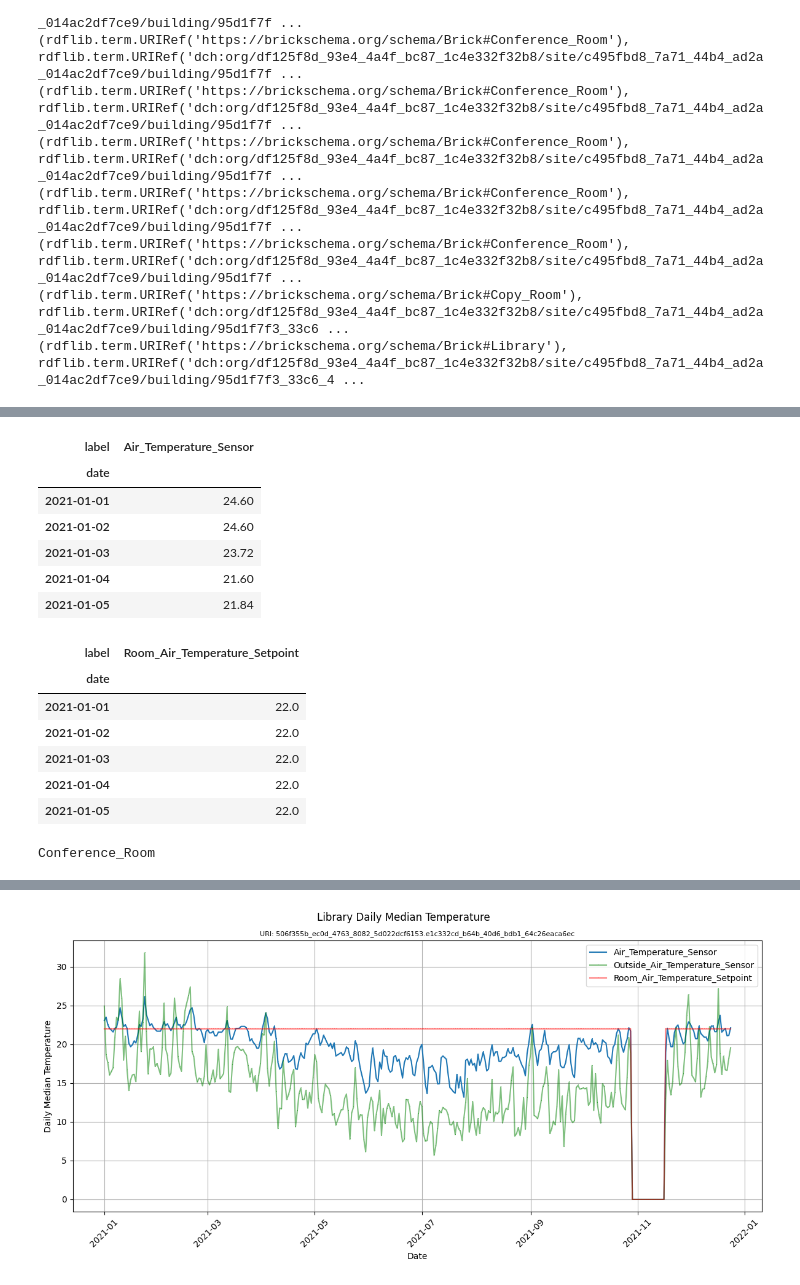
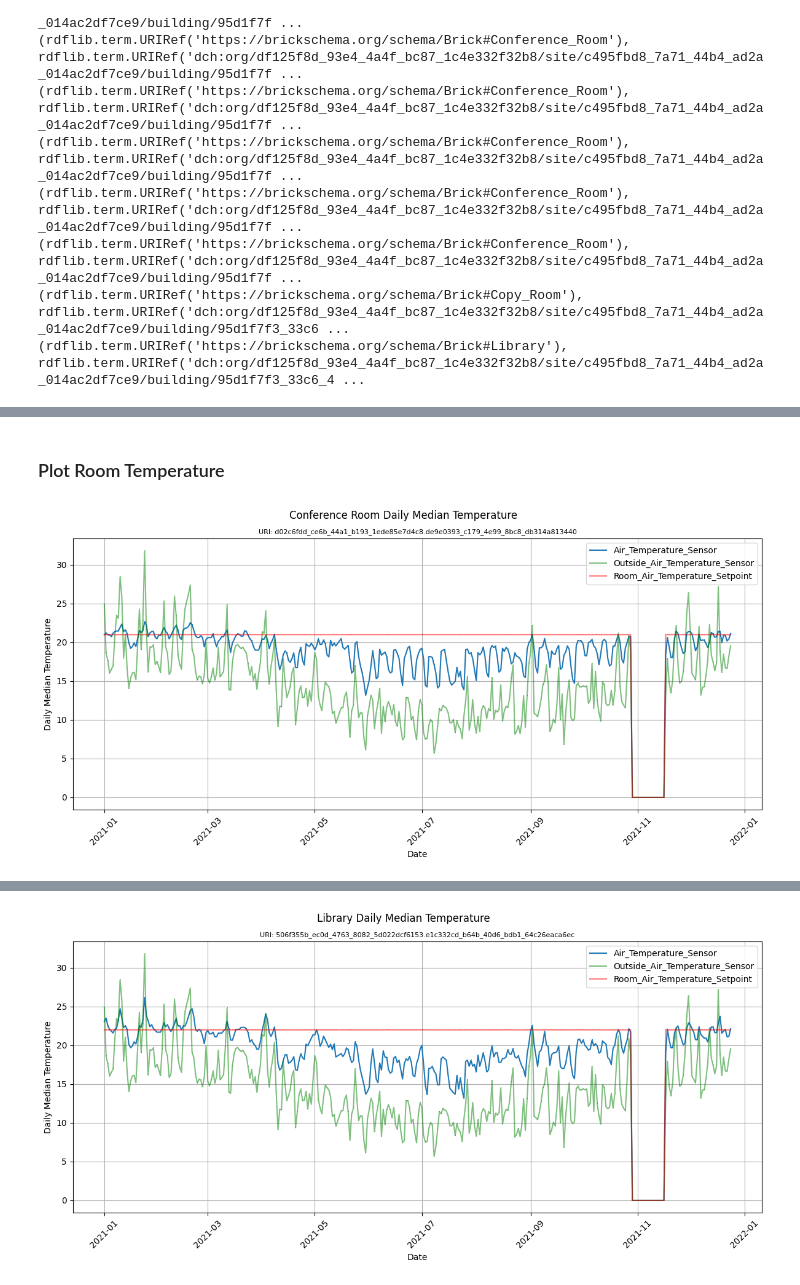
Before and after one commit to Vincent-Morcilla/Building_IoT_Data_Dashboard, a Jupyter notebook: code_snippets/tim/plot_room_temp.ipynb, the cells around one changed output, grey strips where cells are left out. Saved outputs shown, nothing was run; the diff lists cells and outputs as text; code cells hidden in the pictures.

```diff
--- a/code_snippets/tim/plot_room_temp.ipynb
+++ b/code_snippets/tim/plot_room_temp.ipynb
@@ -115,3 +143,0 @@ def get_outside_temp_stream_id():
-# %%
-room_temp_stream_ids = get_room_temp_stream_ids(rdflib.term.URIRef('dch:org/df125f8d_93e4_4a4f_bc87_1c4e332f32b8/site/c495fbd8_7a71_44b4_ad2a_014ac2df7ce9/building/95d1f7f3_33c6_4bd8_a82c_99c550d83bb8#3b373634_2461_4b61_8bcb_068c12b7e1a8.6af9698e_b72b_48d7_b864_9a0d518ec3b1'))
-outside_temp_stream_id = get_outside_temp_stream_id()
@@ -130,4 +143,0 @@ def get_daily_median(df):
-# %%
-outside_air_temp_df = db.get_stream(outside_temp_stream_id['ats_sid'])
-outside_median_df = get_daily_median(outside_air_temp_df)
-outside_median_df.head()
@@ -142,24 +143,0 @@ outside_median_df.head()
-# %%
-inside_air_temp_df = db.get_stream(room_temp_stream_ids['ats_sid'])
-inside_median_df = get_daily_median(inside_air_temp_df)
-inside_median_df.head()
-# %% [output]
-| label | Air_Temperature_Sensor |
-| date |  |
-| 2021-01-01 | 24.60 |
-| 2021-01-02 | 24.60 |
-| 2021-01-03 | 23.72 |
-| 2021-01-04 | 21.60 |
-| 2021-01-05 | 21.84 |
-# %%
-room_air_temp_setpoint_df = db.get_stream(room_temp_stream_ids['atsp_sid'])
-setpoint_median_df = get_daily_median(room_air_temp_setpoint_df)
-setpoint_median_df.head()
-# %% [output]
-| label | Room_Air_Temperature_Setpoint |
-| date |  |
-| 2021-01-01 | 22.0 |
-| 2021-01-02 | 22.0 |
-| 2021-01-03 | 22.0 |
-| 2021-01-04 | 22.0 |
-| 2021-01-05 | 22.0 |
@@ -177,8 +144,5 @@ def get_room_class(room_uri):
-# %%
-room_class = get_room_class(rdflib.term.URIRef('dch:org/df125f8d_93e4_4a4f_bc87_1c4e332f32b8/site/c495fbd8_7a71_44b4_ad2a_014ac2df7ce9/building/95d1f7f3_33c6_4bd8_a82c_99c550d83bb8#3b373634_2461_4b61_8bcb_068c12b7e1a8.6af9698e_b72b_48d7_b864_9a0d518ec3b1'))
-print(room_class)
-# %% [output]
-Conference_Room
+# %% [markdown]
+### Plot Room Temperature
 # %%
 def plot_daily_room_temp(room_uri):
     outside_temp_stream_id = get_outside_temp_stream_id()
@@ -213,3 +177,7 @@ def plot_daily_room_temp(room_uri):
     plt.xticks(rotation=45)
     plt.tight_layout()
     plt.show()
+# %%
+plot_daily_room_temp(rdflib.term.URIRef('dch:org/df125f8d_93e4_4a4f_bc87_1c4e332f32b8/site/c495fbd8_7a71_44b4_ad2a_014ac2df7ce9/building/95d1f7f3_33c6_4bd8_a82c_99c550d83bb8#d02c6fdd_ce6b_44a1_b193_1ede85e7d4c8.de9e0393_c179_4e99_8bc8_db314a813440'))
+# %% [output]
+[figure, added]
```
Also changed, not shown: parts of 19 cells of this notebook.
